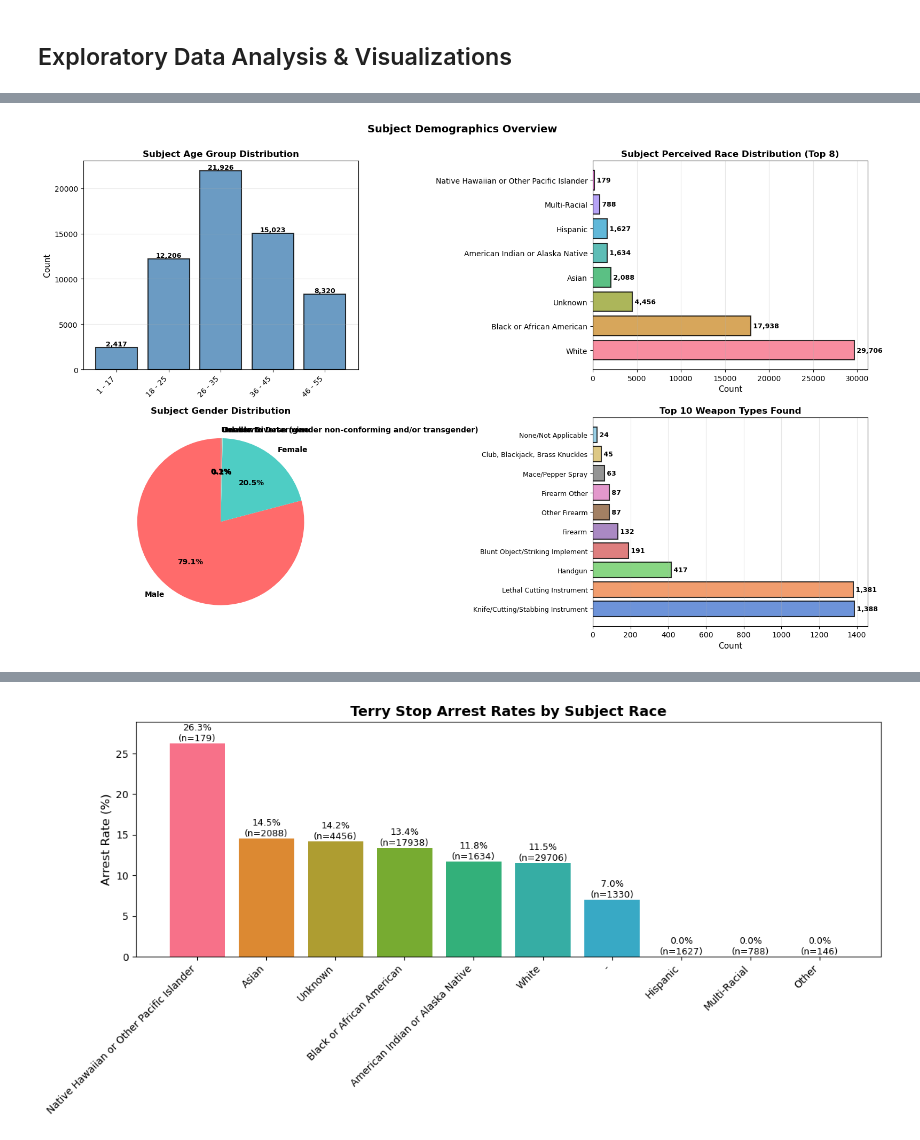
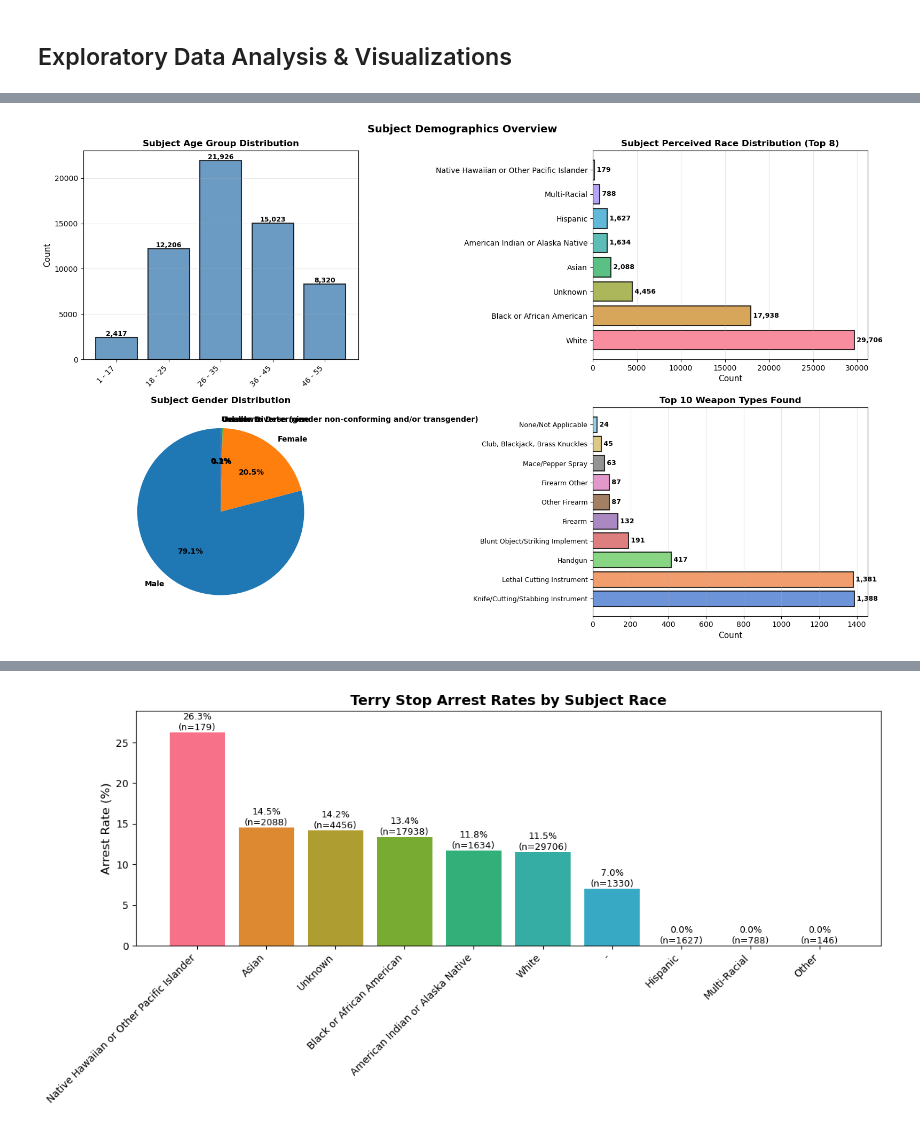
Before and after one commit to reronetfelan-lgtm/Phase3-Project, a Jupyter notebook: index.ipynb, the cells around one changed output, grey strips where cells are left out. Saved outputs shown, nothing was run; the diff lists cells and outputs as text; code cells hidden in the pictures.

```diff
--- a/index.ipynb
+++ b/index.ipynb
@@ -180,95 +177,61 @@ Total Records: 59,892
 # %%
+# Subject Demographics Visualizations
+age_order_viz = ['1 - 17', '18 - 25', '26 - 35', '36 - 45', '46 - 55', '56 - 65', '66+']
+age_group = df_clean['Subject Age Group'].value_counts().reindex([x for x in age_order_viz if x in df_clean['Subject Age Group'].value_counts().index])
+race = df_clean[df_clean['Subject Perceived Race'] != '-']['Subject Perceived Race'].value_counts().head(8)
+gender = df_clean[df_clean['Subject Perceived Gender'] != '-']['Subject Perceived Gender'].value_counts()
+weapon = df_clean[df_clean['Weapon Type'] != '-']['Weapon Type'].value_counts().head(10)
 
-
-# Subject Demographics Visualizations
 fig, axes = plt.subplots(2, 2, figsize=(16, 10))
 
-# Age Group Distribution
-age_group = df_clean['Subject Age Group'].value_counts().sort_index()
-age_order_viz = ['1 - 17', '18 - 25', '26 - 35', '36 - 45', '46 - 55', '56 - 65', '66+']
-age_group = age_group.reindex([x for x in age_order_viz if x in age_group.index])
+# Helper function to add labels to bars
+def add_bar_labels(ax, bars, is_horizontal=False):
+    for bar in bars:
+        val = bar.get_height() if not is_horizontal else bar.get_width()
+        x, y = (bar.get_x() + bar.get_width()/2, val) if not is_horizontal else (val, bar.get_y() + bar.get_height()/2)
+        text = f'{int(val):,}' if not is_horizontal else f' {int(val):,}'
+        ax.text(x, y, text, ha='center' if not is_horizontal else 'left', va='bottom' if not is_horizontal else 'center', fontsize=9, fontweight='bold')
+
+# Age
 bars = axes[0, 0].bar(range(len(age_group)), age_group.values, color='steelblue', alpha=0.8, edgecolor='black', linewidth=1.5)
 axes[0, 0].set_xticks(range(len(age_group)))
-axes[0, 0].set_xticklabels(age_group.index, rotation=45, ha='right', fontsize=10)
+axes[0, 0].set_xticklabels(age_group.index, rotation=45, ha='right')
 axes[0, 0].set_title('Subject Age Group Distribution', fontweight='bold', fontsize=12)
 axes[0, 0].set_ylabel('Count', fontsize=11)
 axes[0, 0].grid(True, alpha=0.3, axis='y')
+add_bar_labels(axes[0, 0], bars)
 
-# Adding value labels on bars
-for bar in bars:
-    height = bar.get_height()
-    axes[0, 0].text(bar.get_x() + bar.get_width()/2., height,
-                   f'{int(height):,}', ha='center', va='bottom', fontsize=9, fontweight='bold')
-
-# Race Distribution (Top 8)
-race = df_clean[df_clean['Subject Perceived Race'] != '-']['Subject Perceived Race'].value_counts().head(8)
-colors_race = sns.color_palette("husl", len(race))
-bars = axes[0, 1].barh(range(len(race)), race.values, color=colors_race, alpha=0.8, edgecolor='black', linewidth=1.5)
+# Race
+bars = axes[0, 1].barh(range(len(race)), race.values, color=sns.color_palette("husl", len(race)), alpha=0.8, edgecolor='black', linewidth=1.5)
 axes[0, 1].set_yticks(range(len(race)))
 axes[0, 1].set_yticklabels(race.index, fontsize=10)
 axes[0, 1].set_title('Subject Perceived Race Distribution (Top 8)', fontweight='bold', fontsize=12)
 axes[0, 1].set_xlabel('Count', fontsize=11)
 axes[0, 1].grid(True, alpha=0.3, axis='x')
+add_bar_labels(axes[0, 1], bars, is_horizontal=True)
 
-# Adding value labels on bars
-for i, bar in enumerate(bars):
-    width = bar.get_width()
-    axes[0, 1].text(width, bar.get_y() + bar.get_height()/2.,
-                   f' {int(width):,}', ha='left', va='center', fontsize=9, fontweight='bold')
-
-# Gender Distribution
-gender = df_clean[df_clean['Subject Perceived Gender'] != '-']['Subject Perceived Gender'].value_counts()
-colors_gender = ['#FF6B6B', '#4ECDC4', '#95E1D3']
-wedges, texts, autotexts = axes[1, 0].pie(gender.values, labels=gender.index, autopct='%1.1f%%',
-                                           colors=colors_gender[:len(gender)], startangle=90,
-                                           textprops={'fontsize': 10, 'weight': 'bold'})
+# Gender
+axes[1, 0].pie(gender.values, labels=gender.index, autopct='%1.1f%%', startangle=90, textprops={'fontsize': 10, 'weight': 'bold'})
 axes[1, 0].set_title('Subject Gender Distribution', fontweight='bold', fontsize=12)
 
-# Weapon Type Distribution (Top 10)
-weapon = df_clean[df_clean['Weapon Type'] != '-']['Weapon Type'].value_counts().head(10)
-colors_weapon = sns.color_palette("muted", len(weapon))
-bars = axes[1, 1].barh(range(len(weapon)), weapon.values, color=colors_weapon, alpha=0.8, edgecolor='black', linewidth=1.5)
+# Weapons
+bars = axes[1, 1].barh(range(len(weapon)), weapon.values, color=sns.color_palette("muted", len(weapon)), alpha=0.8, edgecolor='black', linewidth=1.5)
 axes[1, 1].set_yticks(range(len(weapon)))
 axes[1, 1].set_yticklabels([label[:40] + '...' if len(label) > 40 else label for label in weapon.index], fontsize=9)
 axes[1, 1].set_title('Top 10 Weapon Types Found', fontweight='bold', fontsize=12)
 axes[1, 1].set_xlabel('Count', fontsize=11)
 axes[1, 1].grid(True, alpha=0.3, axis='x')
+add_bar_labels(axes[1, 1], bars, is_horizontal=True)
 
-# Adding value labels on bars
-for bar in bars:
-    width = bar.get_width()
-    axes[1, 1].text(width, bar.get_y() + bar.get_height()/2.,
-                   f' {int(width):,}', ha='left', va='center', fontsize=9, fontweight='bold')
-
-plt.suptitle('Subject Demographics Overview', fontsize=14, fontweight='bold', y=1.00)
+plt.suptitle('Subject Demographics Overview', fontsize=14, fontweight='bold')
 plt.tight_layout()
 plt.show()
 
 print("\nSubject Demographics Summary:")
-print("=" * 80)
-print(f"\n1. AGE GROUP DISTRIBUTION:")
-for age in age_order_viz:
-    if age in age_group.index:
-        count = age_group[age]
-        pct = (count / len(df_clean)) * 100
-        print(f"   {age}: {int(count):,} ({pct:.2f}%)")
-
-print(f"\n2. RACE DISTRIBUTION (Top 8):")
-for race_val in race.index:
-    count = race[race_val]
-    pct = (count / df_clean[df_clean['Subject Perceived Race'] != '-'].shape[0]) * 100
-    print(f"   {race_val}: {int(count):,} ({pct:.2f}%)")
-
-print(f"\n3. GENDER DISTRIBUTION:")
-for gender_val in gender.index:
-    count = gender[gender_val]
-    pct = (count / df_clean[df_clean['Subject Perceived Gender'] != '-'].shape[0]) * 100
-    print(f"   {gender_val}: {int(count):,} ({pct:.2f}%)")
-
-print(f"\n4. WEAPON TYPES (Top 10):")
-for i, (weapon_val, count) in enumerate(weapon.items(), 1):
-    pct = (count / df_clean[df_clean['Weapon Type'] != '-'].shape[0]) * 100
-    print(f"   {i}. {weapon_val}: {int(count):,} ({pct:.2f}%)")
+print("AGE:", ", ".join([f"{a}:{int(age_group[a]):,}" for a in age_group.index]))
+print("RACE (Top 8):", ", ".join([f"{r}:{int(race[r]):,}" for r in race.index[:3]]), "...")
+print("GENDER:", ", ".join([f"{g}:{int(gender[g]):,}" for g in gender.index]))
+print("TOP WEAPONS:", ", ".join([f"{w}:{int(weapon[w]):,}" for w in list(weapon.index)[:3]]), "...")
 # %% [output]
-[figure, old version]
+[figure, new version]
 Subject Demographics Summary:
```
Also changed, not shown: parts of 3 cells of this notebook, 1 other file.
